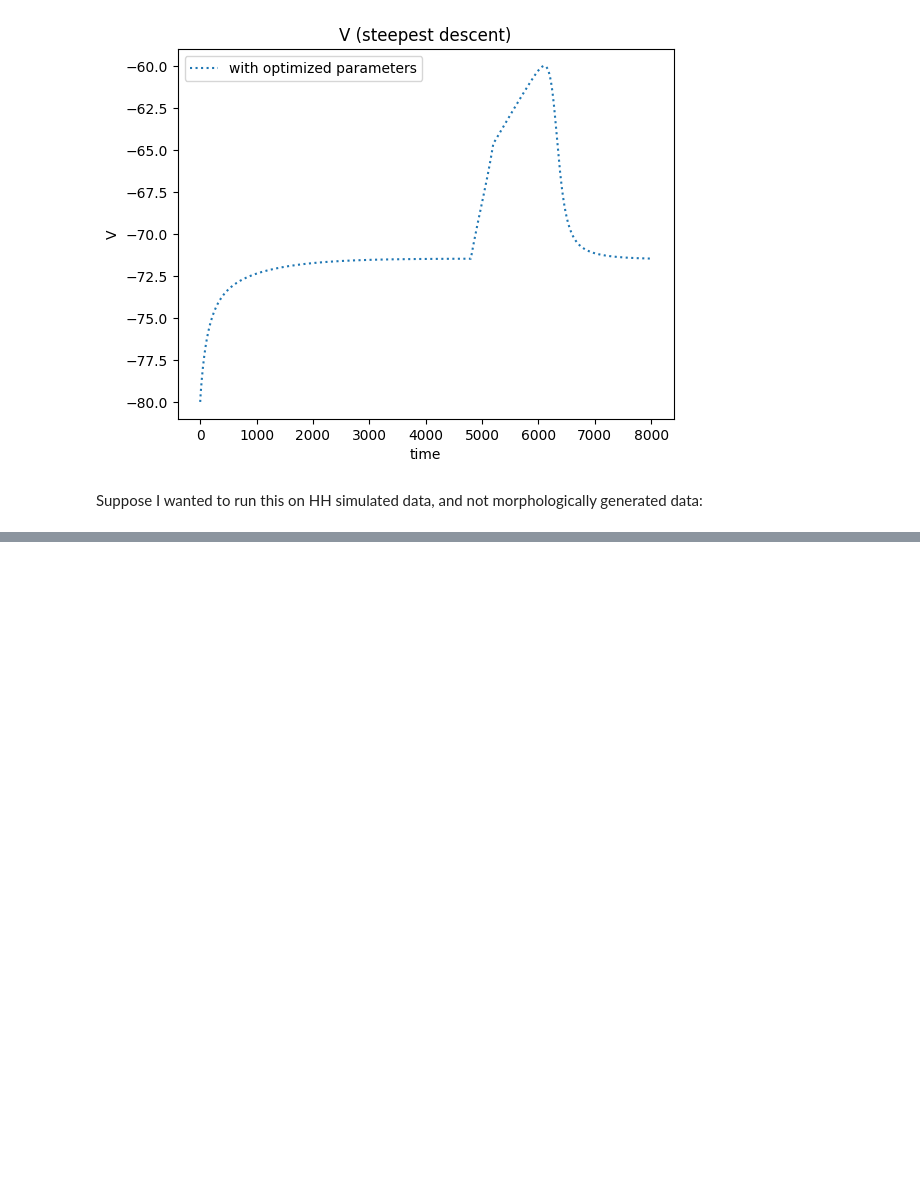
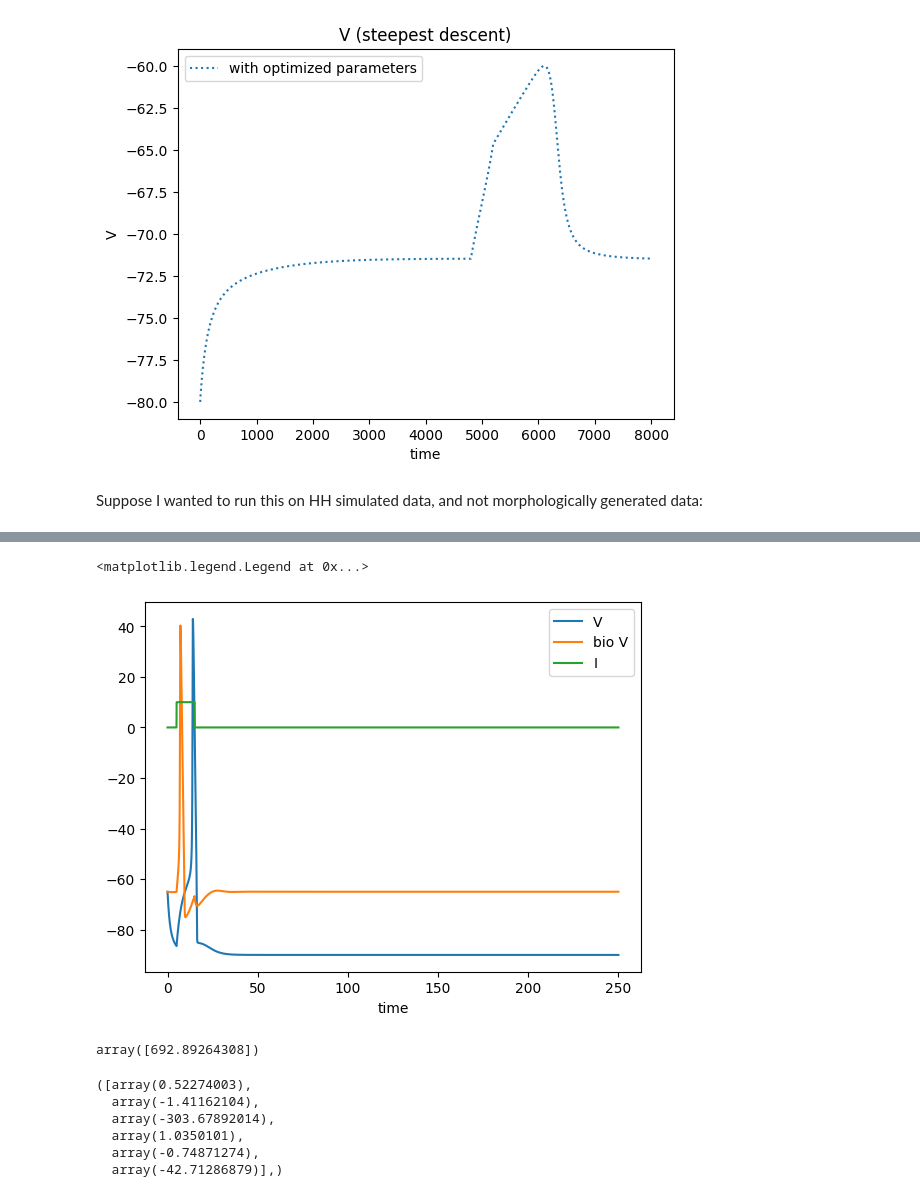
Before and after one commit to sepstein22/computational_brain, a Jupyter notebook: adjoint_multparam.ipynb, the cells around one changed output, grey strips where cells are left out. Saved outputs shown, nothing was run; the diff lists cells and outputs as text; code cells hidden in the pictures; blank space fills up the shorter version.

```diff
--- a/adjoint_multparam.ipynb
+++ b/adjoint_multparam.ipynb
@@ -497,0 +573,29 @@ Suppose I wanted to run this on HH simulated data, and not morphologically gener
+# %%
+#Fake data
+
+A = 4.5
+w = 0.
+params = [120.0, 36.0, 0.3, 50.0, -85.0, -90.0]
+#I_params = np.array([A, w])
+I_stimulus = I_data
+
+V_record = integrate_HH(params, V0, m, h, n, I_stimulus, dt, t)
+
+#I_stimulus = A*np.sin(w*t)
+
+plt.plot(t, V_record, label = 'V')
+plt.plot(t, V_data, label = 'bio V')
+plt.plot(t, I_data, label = 'I')
+plt.xlabel('time')
+plt.legend()
+# %% [output]
+<matplotlib.legend.Legend at 0x...>
+[figure, added]
+# %%
+
+params = [120.0, 36.0, 0.3, 50.0, -85.0, -90.0]
+data_steps = t #[::10]
+total_cost = forward_model_cost(params, I_data, V0, m, h, n, dt, t, data_steps, V_data)
+total_cost
+# %% [output]
+array([692.89264308])
@@ -497,0 +604,9 @@ Suppose I wanted to run this on HH simulated data, and not morphologically gener
+# %%
+grad_AD(params, I_stimulus, V0, m, h, n, dt, t, data_steps, V_data)
+# %% [output]
+([array(0.52274003),
+  array(-1.41162104),
+  array(-303.67892014),
+  array(1.0350101),
+  array(-0.74871274),
+  array(-42.71286879)],)
```
Also changed, not shown: parts of 6 cells of this notebook, 3 other files.
